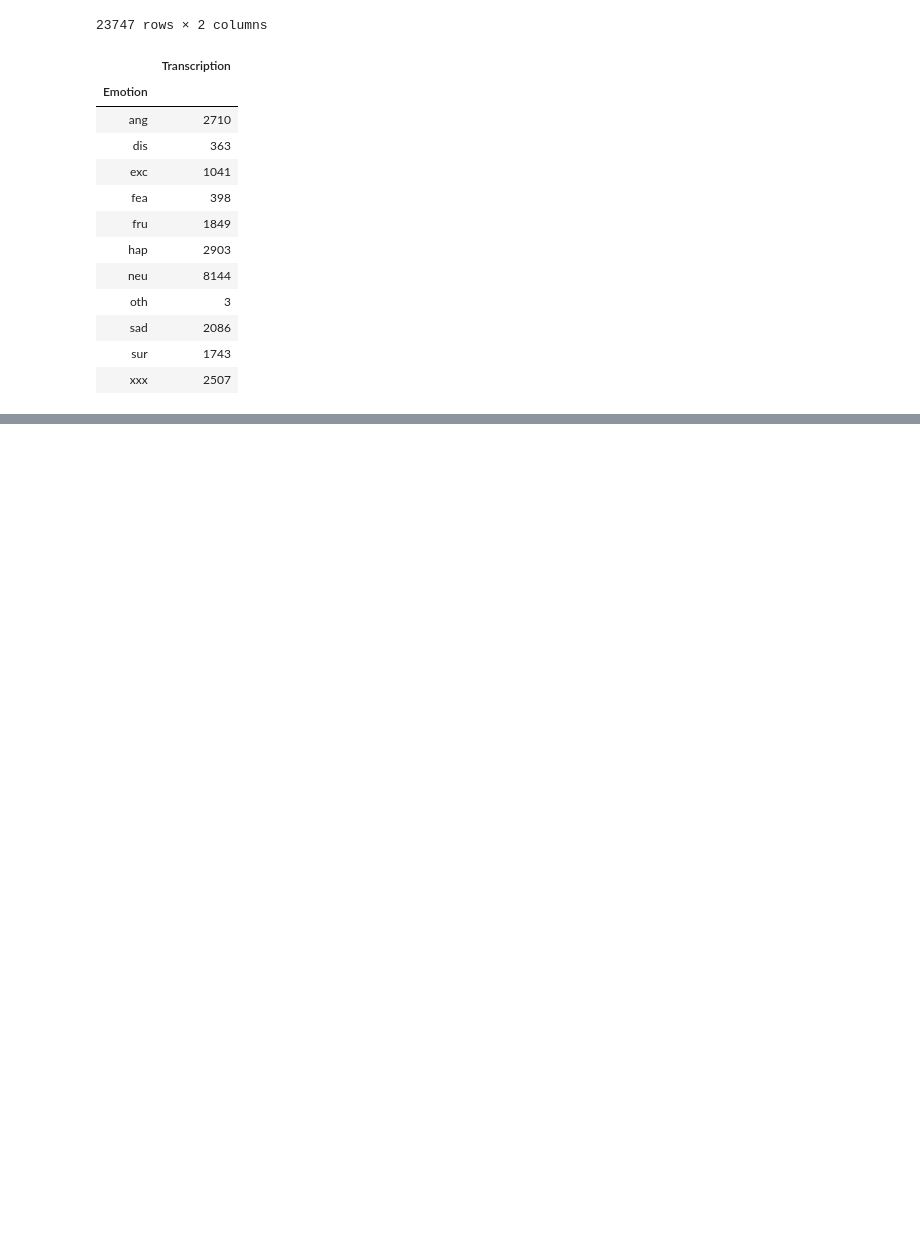
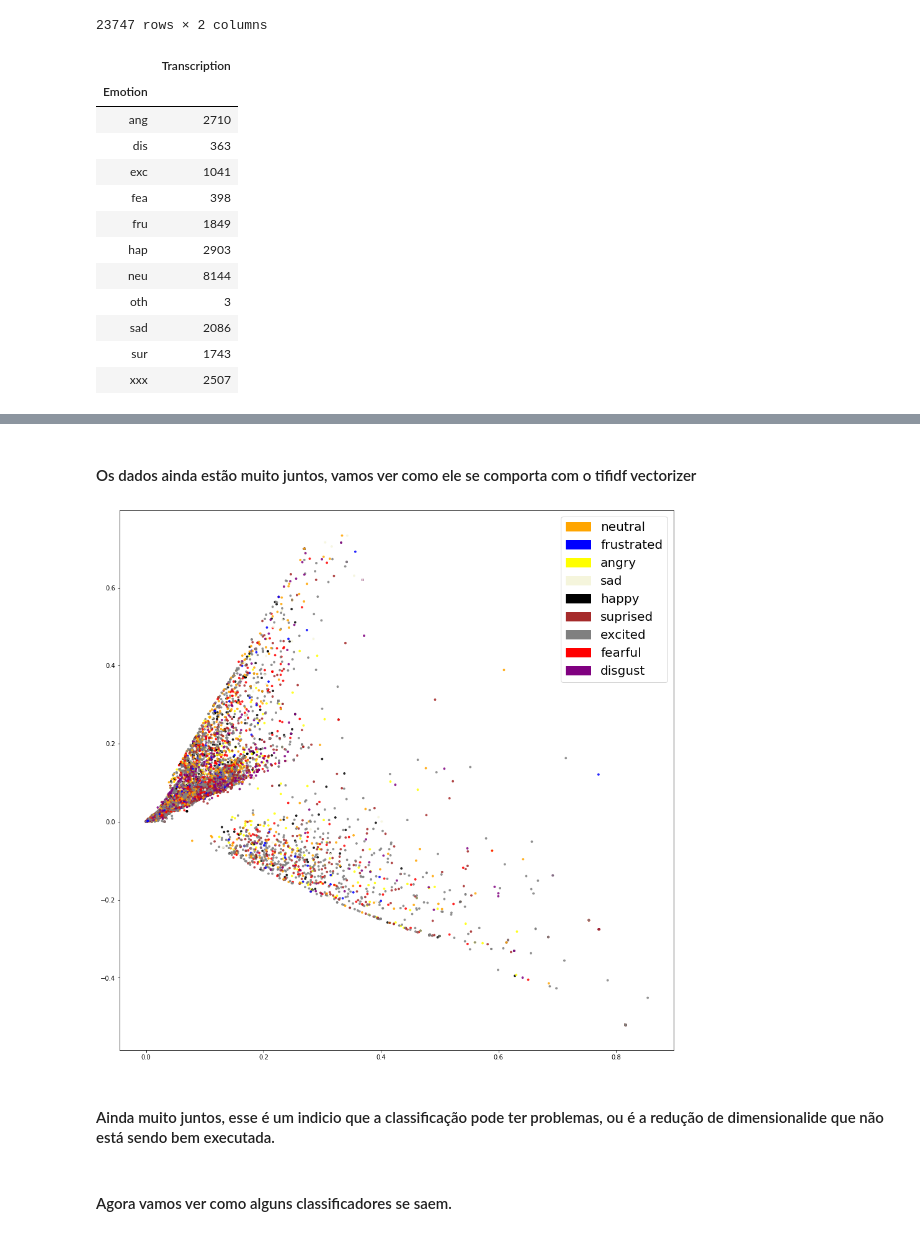
Before and after one commit to wineone/AnaliseBasicaNpl, a Jupyter notebook: semana4/IemocapMeld.ipynb, the cells around one changed output, grey strips where cells are left out. Drawn from its saved outputs; the diff is of its cells as text; code cells hidden in the pictures; blank space fills up the shorter version.

```diff
--- a/semana4/IemocapMeld.ipynb
+++ b/semana4/IemocapMeld.ipynb
@@ -167,0 +316,14 @@ mergedIemocapMeld.groupby("Emotion").count()
+# %% [markdown]
+#### Os dados ainda estão muito juntos, vamos ver como ele se comporta com o tifidf vectorizer
+# %%
+count = TfidfVectorizer()
+xtrain_matrix = count.fit_transform(mergedIemocapMeld.Transcription)
+ytrain_matrix = mergedIemocapMeld.DisEmotion
+
+plot_LSA(xtrain_matrix,ytrain_matrix)
+# %% [output]
+[figure, added]
+# %% [markdown]
+#### Ainda muito juntos, esse é um indicio que a classificação pode ter problemas, ou é a redução de dimensionalide que não está sendo bem executada.
+# %% [markdown]
+#### Agora vamos ver como alguns classificadores se saem.
```
Also changed, not shown: parts of 50 cells of this notebook, 1 other file.
